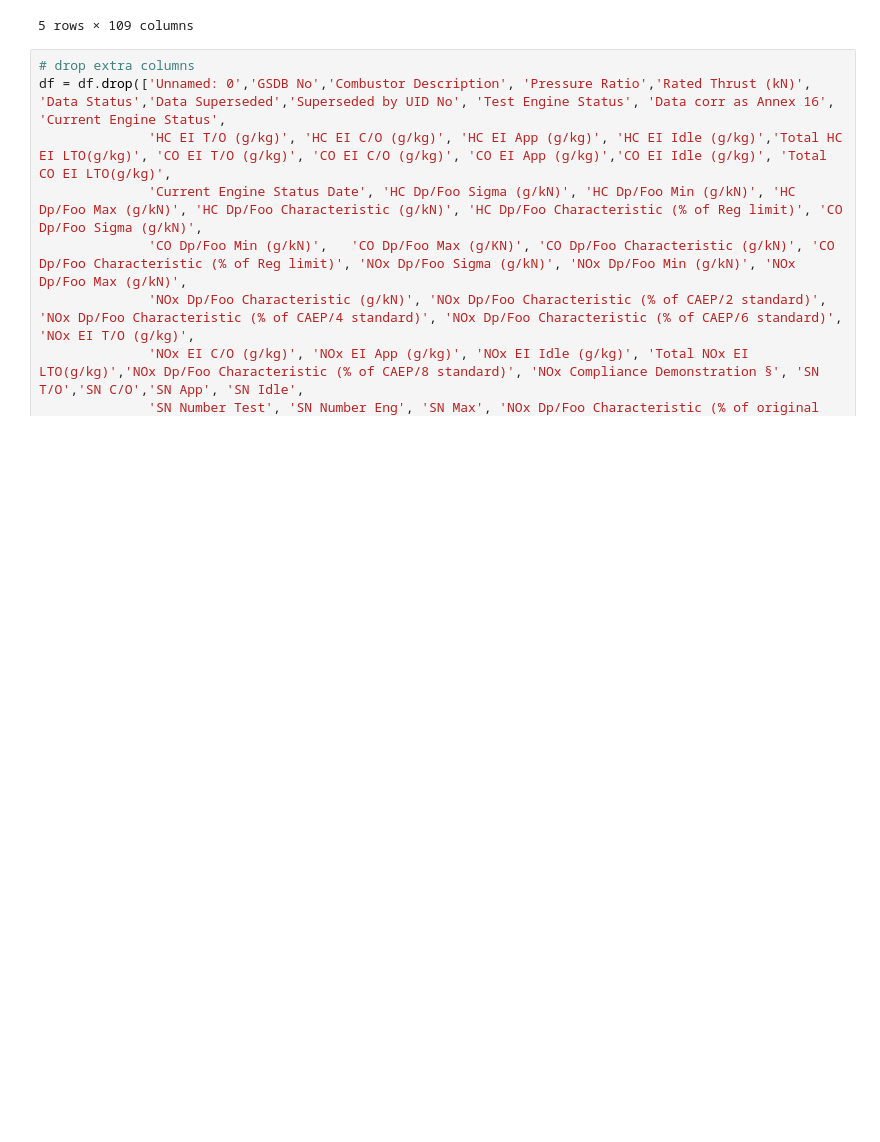
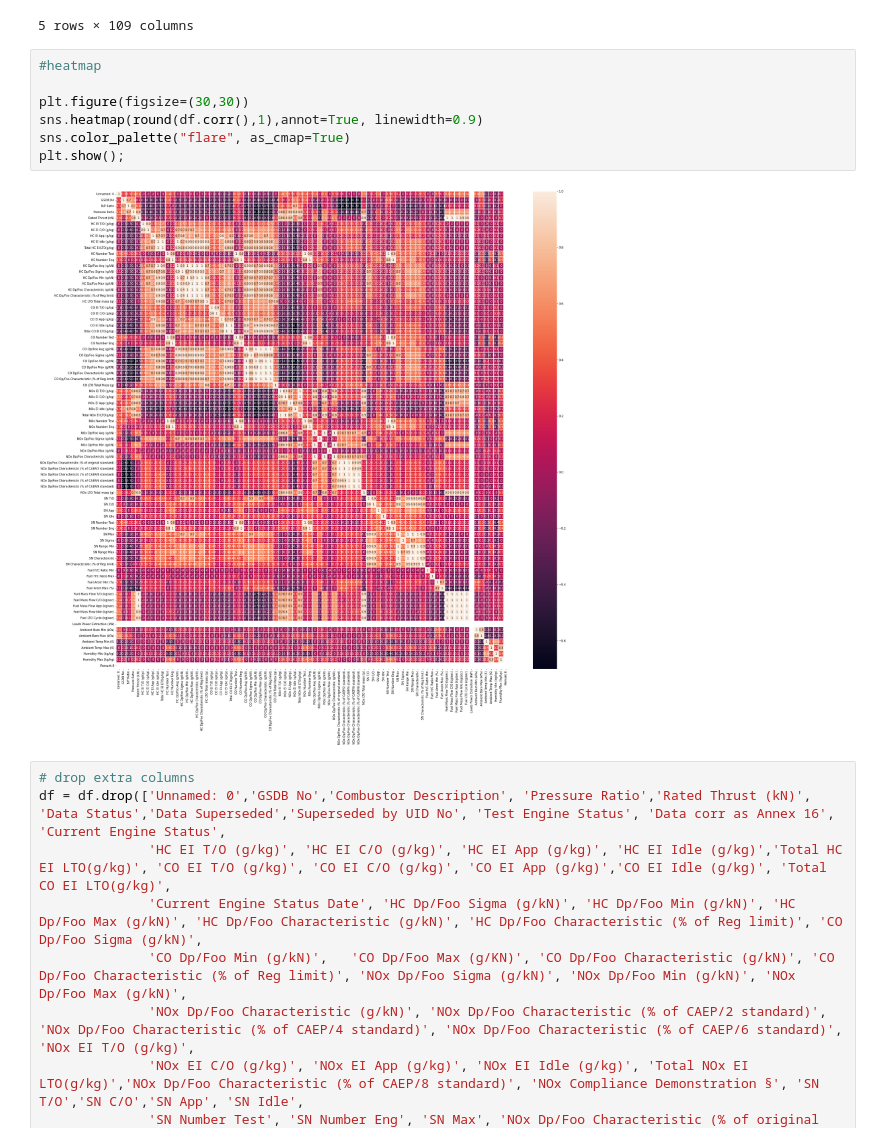
Before and after one commit to bhaktipatel31/Prediction-of-gaseous-emissions-based-on-Aircraft-Engines, a Jupyter notebook: SIC Capstone Project.ipynb, the cells around one changed output. Saved outputs shown, nothing was run; the diff lists cells and outputs as text; blank space fills up the shorter version.

```diff
--- a/SIC Capstone Project.ipynb
+++ b/SIC Capstone Project.ipynb
@@ -14,6 +14,15 @@ df.head()
 | 3 | 3 | 6AL004 | 6 | Rolls-Royce Corporation | AE3007C1 | NaN | MTF | ... |
 | 4 | 4 | 6AL005 | 6 | Rolls-Royce Corporation | AE3007A1 | Type 1 | MTF | ... |
 5 rows × 109 columns
+# %%
+#heatmap
+
+plt.figure(figsize=(30,30))
+sns.heatmap(round(df.corr(),1),annot=True, linewidth=0.9)
+sns.color_palette("flare", as_cmap=True)
+plt.show();
+# %% [output]
+[figure, added]
 # %%
 # drop extra columns
 df = df.drop(['Unnamed: 0','GSDB No','Combustor Description', 'Pressure Ratio','Rated Thrust (kN)',	'Data Status','Data Superseded','Superseded by UID No', 'Test Engine Status', 'Data corr as Annex 16', 'Current Engine Status',
```
